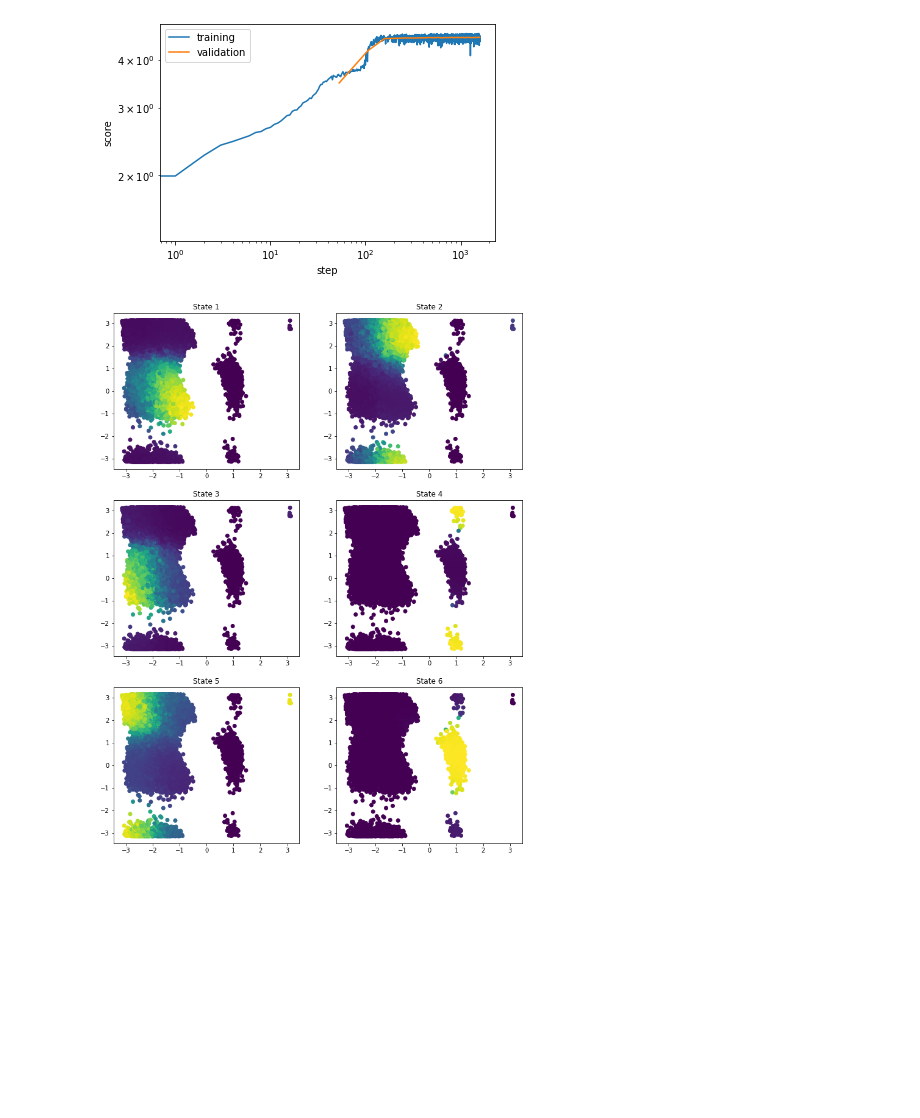
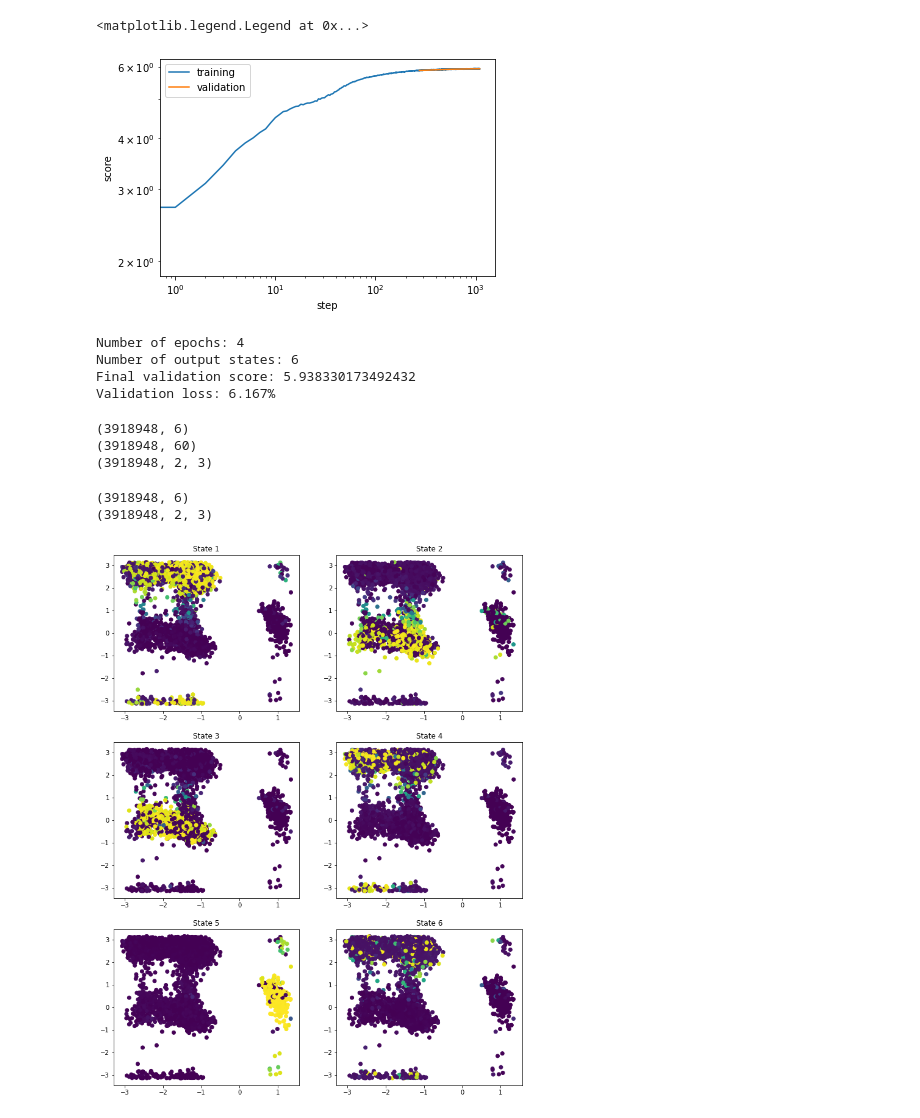
Before and after one commit to not-matt/online_vampnets, a Jupyter notebook: examples/ala2/deeptime_alanine_dipeptide.ipynb, the cells around one changed output. Drawn from its saved outputs; the diff is of its cells as text; code cells hidden in the pictures; blank space fills up the shorter version.

```diff
--- a/examples/ala2/deeptime_alanine_dipeptide.ipynb
+++ b/examples/ala2/deeptime_alanine_dipeptide.ipynb
@@ -29,5 +46,5 @@ AssertionError: Need a GPU with CUDA
 # %%
 data_dir = "/home/matthewb/online_vampnets/data"
-data_dir = "/home/matthewb/ANI-Peptides/outputs/production_aaa_capped_amber_equilibrated_amber_112650_010322/trajectory_split_092420_080322"
+data_dir = "/home/mbowley/ANI-Peptides/outputs/old_aaa_amber_4us/trajectory_split_162517_190322"
 lag_time = 1
 # %%
@@ -90,18 +89,19 @@ print(len(dataset), len(dataset[0]), len(dataset[0][0]))
 n_coords = data_coords.shape[1]
 n_val = int(len(dataset)*.3)
 train_data, val_data = torch.utils.data.random_split(dataset, [len(dataset) - n_val, n_val])
+n_output_states = 6
+n_epochs = 4
 # %%
 lobe = nn.Sequential(
-    nn.BatchNorm1d(data_coords[0].shape[1]),
-    nn.Linear(data_coords[0].shape[1], n_coords), nn.ELU(),
+    nn.BatchNorm1d(data_coords.shape[1]),
+    nn.Linear(data_coords.shape[1], n_coords), nn.ELU(),
     nn.Linear(n_coords, 100), nn.ELU(),
     nn.Linear(100, 100), nn.ELU(),
     nn.Linear(100, 100), nn.ELU(),
     nn.Linear(100, 100), nn.ELU(),
     nn.Linear(100, 100), nn.ELU(),
-    nn.Linear(100, 100), nn.ELU(),
     nn.Linear(100, n_coords), nn.ELU(),
-    nn.Linear(n_coords, 6),
+    nn.Linear(n_coords, n_output_states),
     nn.Softmax(dim=1)  # obtain fuzzy probability distribution over output states
 )
 
@@ -132,23 +134,53 @@ vampnet = VAMPNet(lobe=lobe, lobe_timelagged=lobe_timelagged, learning_rate=5e-4
 loader_train = DataLoader(train_data, batch_size=10000, shuffle=True)
 loader_val = DataLoader(val_data, batch_size=len(val_data), shuffle=False)
 # %%
-model = vampnet.fit(loader_train, n_epochs=30,
-                    validation_loader=loader_val).fetch_model()
+model = vampnet.fit(loader_train, n_epochs,
+                    validation_loader=loader_val, progress=tqdm).fetch_model()
 # %%
 plt.loglog(*vampnet.train_scores.T, label='training')
 plt.loglog(*vampnet.validation_scores.T, label='validation')
 plt.xlabel('step')
 plt.ylabel('score')
-plt.legend();
+plt.legend()
 # %% [output]
+<matplotlib.legend.Legend at 0x...>
-[figure, old version]
+[figure, new version]
+# %%
+validation_score = max(vampnet.train_scores[:, 1])
+print(f"Number of epochs: {n_epochs}")
+print(f"Number of output states: {n_output_states}")
+print(f"Final validation score: {validation_score}")
+print(f"Validation loss: {100*(n_output_states - validation_score):.3f}%")
+# %% [output]
+Number of epochs: 4
+Number of output states: 6
+Final validation score: 5.938330173492432
+Validation loss: 6.167%
+# %%
+state_probabilities = model.transform(data_coords)
+print(state_probabilities.shape)
+print(data_coords.shape)
+print(data_dihedral.shape)
+x = data_dihedral.reshape(len(data_dihedral), -1).shape
+# %% [output]
+(3918948, 6)
+(3918948, 60)
+(3918948, 2, 3)
 # %%
-state_probabilities = model.transform(data[0])
-
-f, axes = plt.subplots(3, 2, figsize=(12, 16))
+state_probabilities = model.transform(data_coords)
+state_probabilities = np.vstack([state_probabilities])
+print(state_probabilities.shape)
+print(data_dihedral.shape)
+f, axes = plt.subplots(n_output_states//2, 2, figsize=(12, 16))
 for i, ax in enumerate(axes.flatten()):
-    ax.scatter(*dihedral[0][::5].T, c=state_probabilities[..., i][::5])
+    ax.scatter(
+        data_dihedral[:, 0, 1][::500],
+        data_dihedral[:, 1, 1][::500],
+        c=state_probabilities[:, i][::500]
+    )
     ax.set_title(f'State {i+1}')
 # %% [output]
+(3918948, 6)
+(3918948, 2, 3)
-[figure, old version]
+[figure, new version]
 # %%
```
Also changed, not shown: parts of 18 cells of this notebook, 1 other file.
